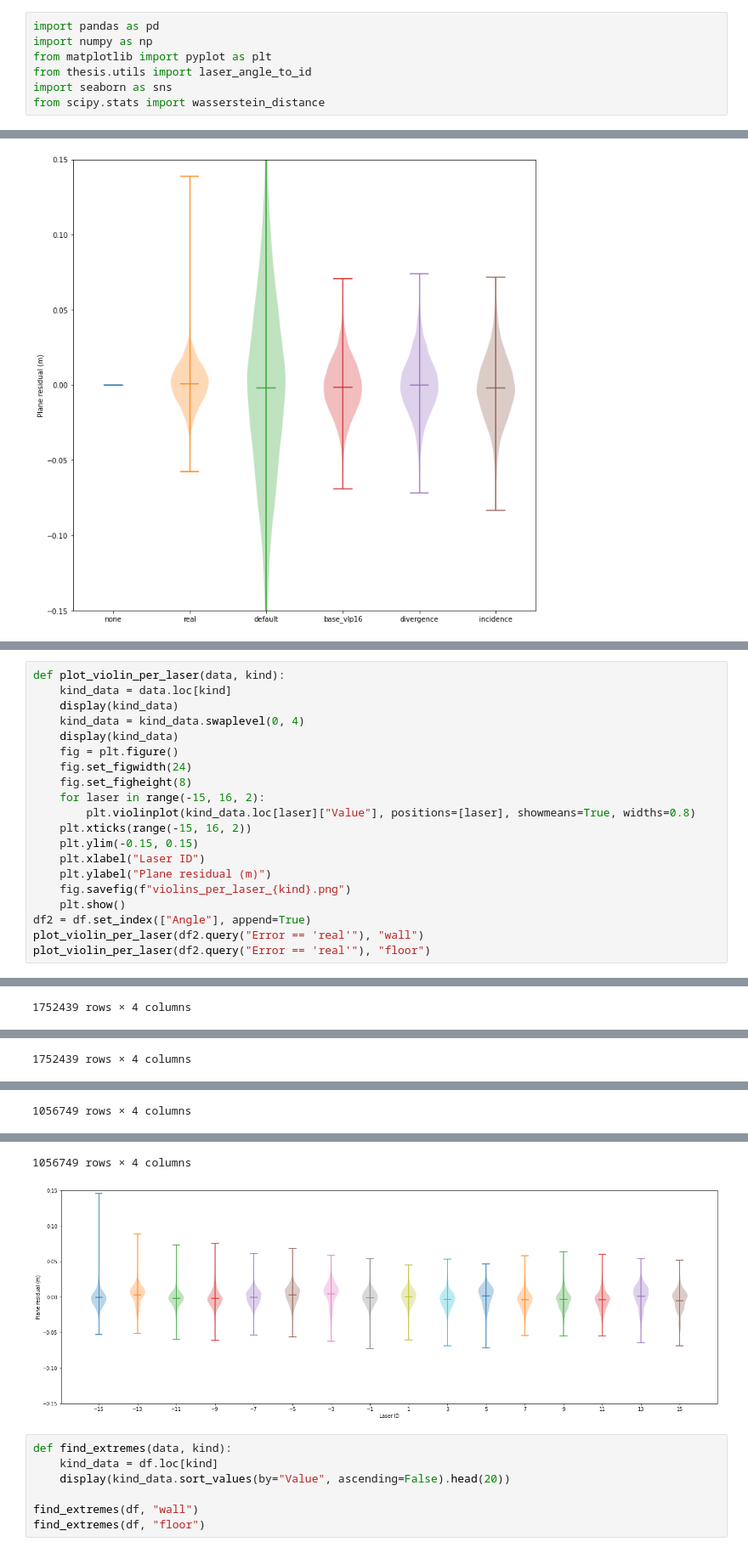
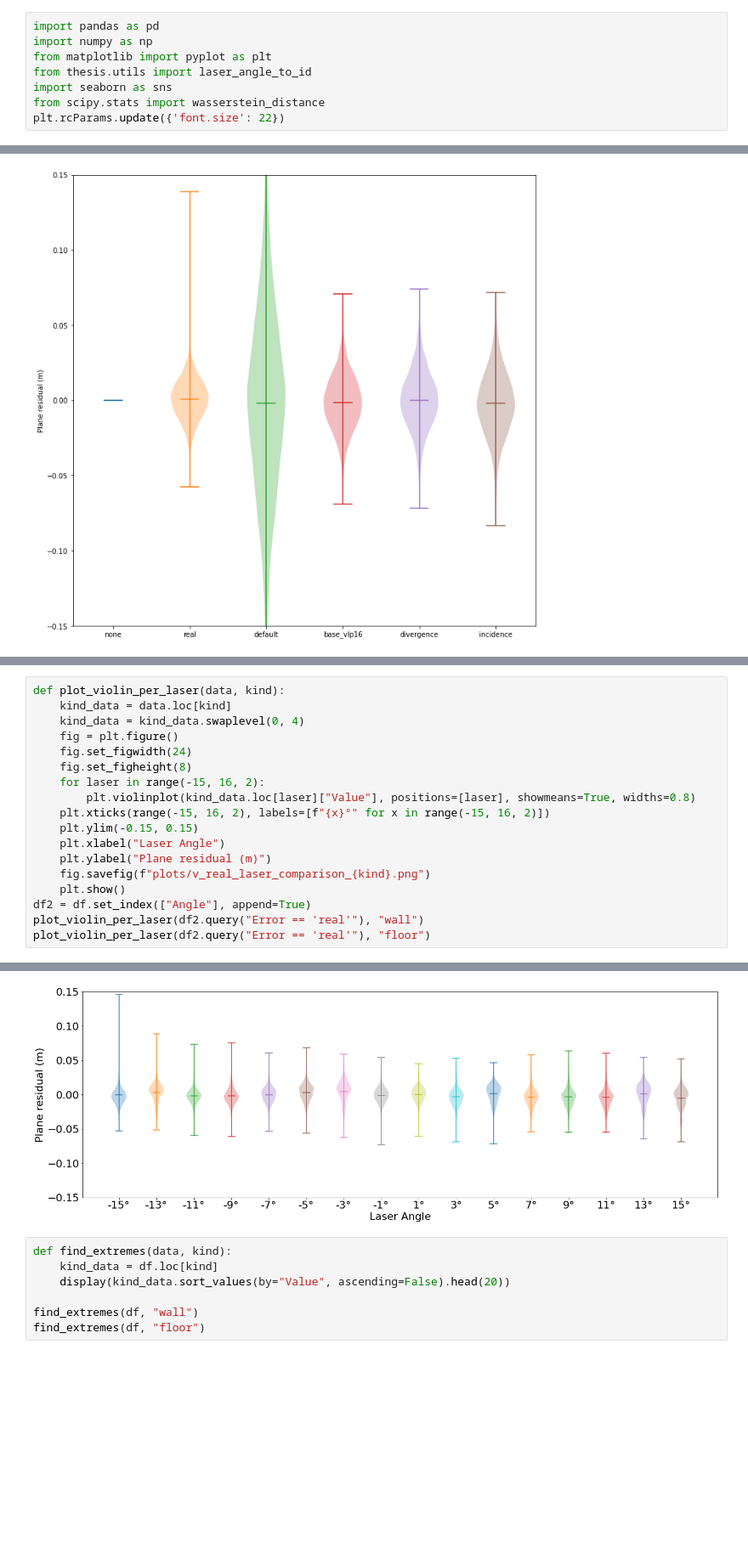
Before and after one commit to branislavjenco/thesis-code, a Jupyter notebook: using-pandas.ipynb, the cells around one changed output, grey strips where cells are left out. Shown: that part at 85% size. Drawn from its saved outputs; the diff is of its cells as text; blank space fills up the shorter version.

Commit message:
Better plots

```diff
--- a/using-pandas.ipynb
+++ b/using-pandas.ipynb
@@ -5,6 +5,7 @@ from matplotlib import pyplot as plt
 from thesis.utils import laser_angle_to_id
 import seaborn as sns
 from scipy.stats import wasserstein_distance
+plt.rcParams.update({'font.size': 22})
 # %%
 raw = {}
 distances = range(1, 6)
@@ -257,19 +251,17 @@ plot_violin_per_distance(df.query("Error == 'real'"), "floor")
 # %%
 def plot_violin_per_laser(data, kind):
     kind_data = data.loc[kind]
-    display(kind_data)
     kind_data = kind_data.swaplevel(0, 4)
-    display(kind_data)
     fig = plt.figure()
     fig.set_figwidth(24)
     fig.set_figheight(8)
     for laser in range(-15, 16, 2):
         plt.violinplot(kind_data.loc[laser]["Value"], positions=[laser], showmeans=True, widths=0.8)
-    plt.xticks(range(-15, 16, 2))
+    plt.xticks(range(-15, 16, 2), labels=[f"{x}°" for x in range(-15, 16, 2)])
     plt.ylim(-0.15, 0.15)
-    plt.xlabel("Laser ID")
+    plt.xlabel("Laser Angle")
     plt.ylabel("Plane residual (m)")
-    fig.savefig(f"violins_per_laser_{kind}.png")
+    fig.savefig(f"plots/v_real_laser_comparison_{kind}.png")
     plt.show()
 df2 = df.set_index(["Angle"], append=True)
 plot_violin_per_laser(df2.query("Error == 'real'"), "wall")
@@ -291 +269,0 @@ plot_violin_per_laser(df2.query("Error == 'real'"), "floor")
-1752439 rows × 4 columns
@@ -305 +269,0 @@ plot_violin_per_laser(df2.query("Error == 'real'"), "floor")
-1752439 rows × 4 columns
@@ -320 +270,0 @@ plot_violin_per_laser(df2.query("Error == 'real'"), "floor")
-1056749 rows × 4 columns
@@ -334,5 +271,4 @@ plot_violin_per_laser(df2.query("Error == 'real'"), "floor")
-1056749 rows × 4 columns
-[figure, old version]
+[figure, new version]
 # %%
 def find_extremes(data, kind):
     kind_data = df.loc[kind]
```
Also changed, not shown: parts of 3 cells of this notebook, 8 other files.
